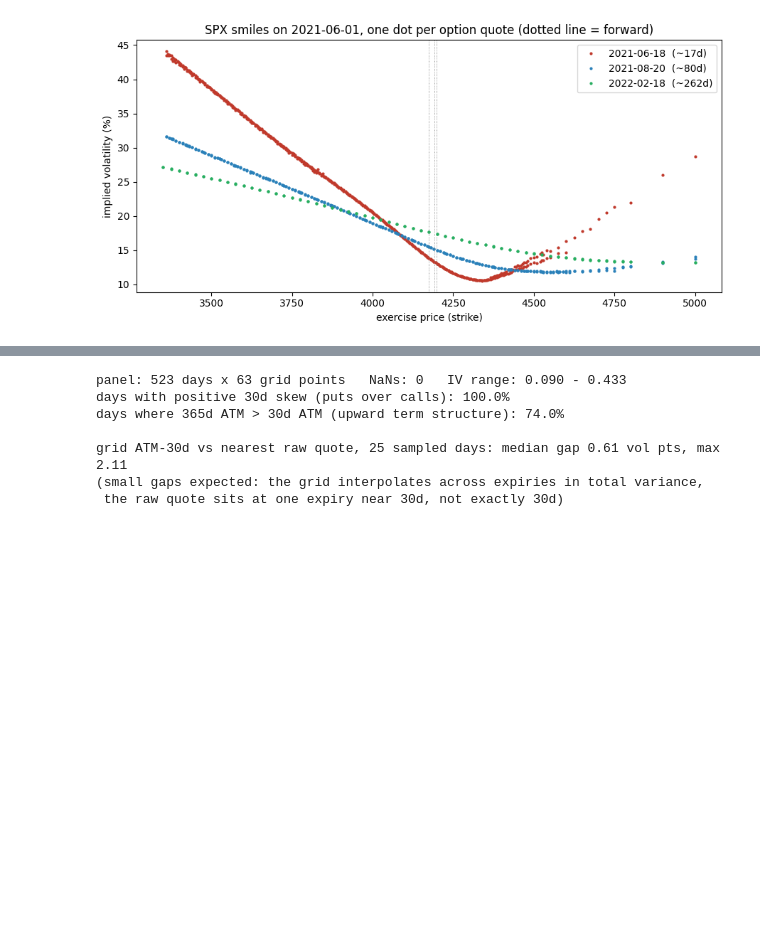
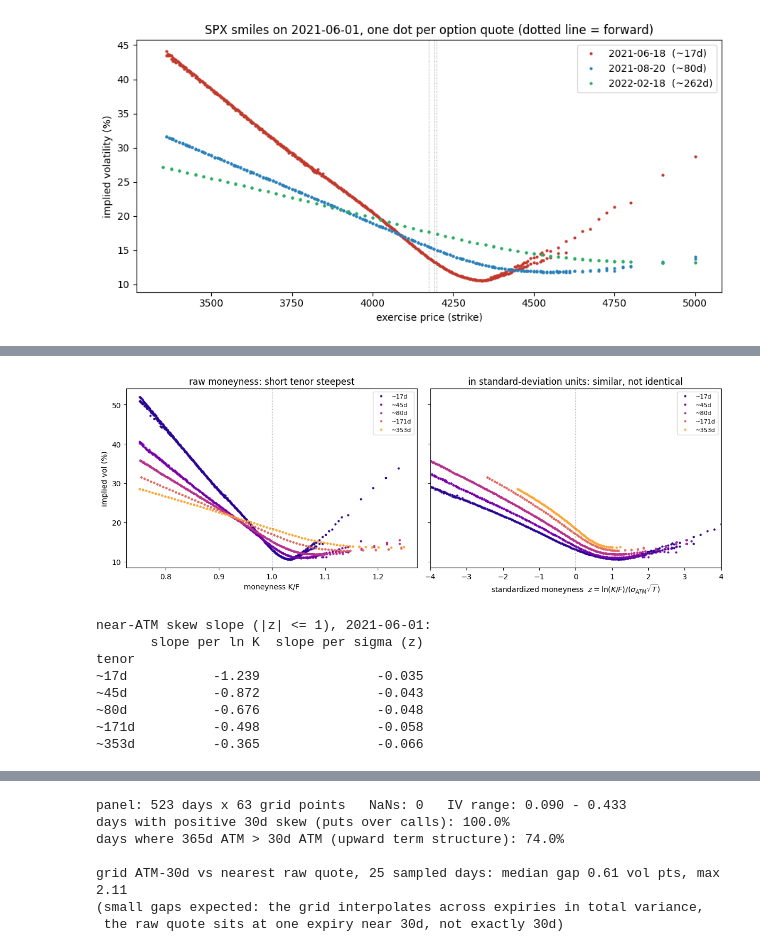
Before and after one commit to harrodyuan/DS4FE, a Jupyter notebook: DS4FE_IV_Surface_Skew_Dynamics.ipynb, the cells around one changed output, grey strips where cells are left out. Saved outputs shown, nothing was run; the diff lists cells and outputs as text; code cells hidden in the pictures; blank space fills up the shorter version.

Commit message:
Add standardized-moneyness graph (Natenberg p.493): smiles in sigma units across 5 expiries, near-ATM slope table, sqrt(T) over-correction note

```diff
--- a/DS4FE_IV_Surface_Skew_Dynamics.ipynb
+++ b/DS4FE_IV_Surface_Skew_Dynamics.ipynb
@@ -77,0 +88,41 @@ iv_2021-06-01.parquet: 5790 options, 15 expiries, F(nearest) = 4198
+# %%
+targets2 = [30, 60, 91, 182, 365]
+cmap2 = plt.cm.plasma(np.linspace(0.05, 0.8, len(targets2)))
+
+fig, ax = plt.subplots(1, 2, figsize=(12, 4.4), sharey=True)
+rows = []
+for tgt, c in zip(targets2, cmap2):
+    exp = day0.loc[(day0['T'] * 365.25 - tgt).abs().idxmin(), 'expiry']
+    e = day0[(day0['expiry'] == exp) & day0['moneyness'].between(0.75, 1.25)].sort_values('strike')
+    T_, F_ = e['T'].iloc[0], e['F'].iloc[0]
+    atm = np.interp(F_, e['strike'], e['iv'])
+    z = np.log(e['strike'] / F_).values / (atm * np.sqrt(T_))
+    lab = f'~{T_*365.25:.0f}d'
+    ax[0].plot(e['moneyness'], e['iv'] * 100, '.', ms=4, color=c, label=lab)
+    ax[1].plot(z, e['iv'] * 100, '.', ms=4, color=c, label=lab)
+    near = np.abs(z) <= 1
+    rows.append({'tenor': lab,
+                 'slope per ln K': np.polyfit(np.log(e['strike'][near] / F_), e['iv'][near], 1)[0],
+                 'slope per sigma (z)': np.polyfit(z[near], e['iv'][near], 1)[0]})
+ax[0].axvline(1.0, color='gray', lw=0.8, ls=':')
+ax[0].set_xlabel('moneyness K/F'); ax[0].set_ylabel('implied vol (%)')
+ax[0].set_title('raw moneyness: short tenor steepest')
+ax[1].axvline(0, color='gray', lw=0.8, ls=':')
+ax[1].set_xlim(-4, 4)
+ax[1].set_xlabel(r'standardized moneyness  $z=\ln(K/F)/(\sigma_{ATM}\sqrt{T})$')
+ax[1].set_title('in standard-deviation units: similar, not identical')
+ax[0].legend(fontsize=8); ax[1].legend(fontsize=8)
+plt.tight_layout(); plt.show()
+
+print('near-ATM skew slope (|z| <= 1), 2021-06-01:')
+print(pd.DataFrame(rows).set_index('tenor').round(3))
+# %% [output]
+[figure, added]
+near-ATM skew slope (|z| <= 1), 2021-06-01:
+       slope per ln K  slope per sigma (z)
+tenor
+~17d           -1.239               -0.035
+~45d           -0.872               -0.043
+~80d           -0.676               -0.048
+~171d          -0.498               -0.058
+~353d          -0.365               -0.066
```
Also changed, not shown: parts of 2 cells of this notebook.
